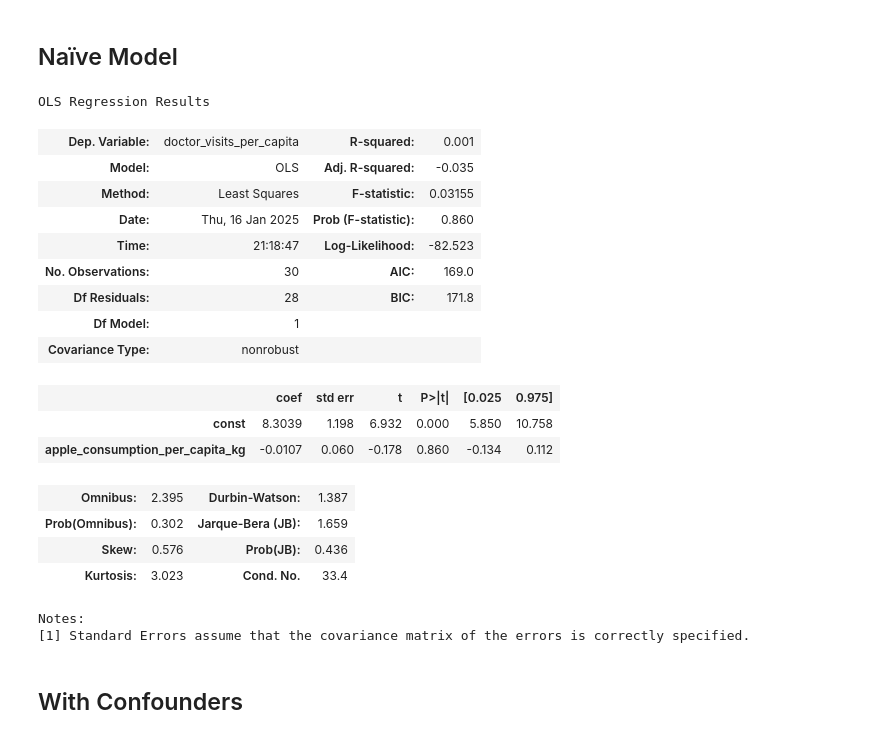
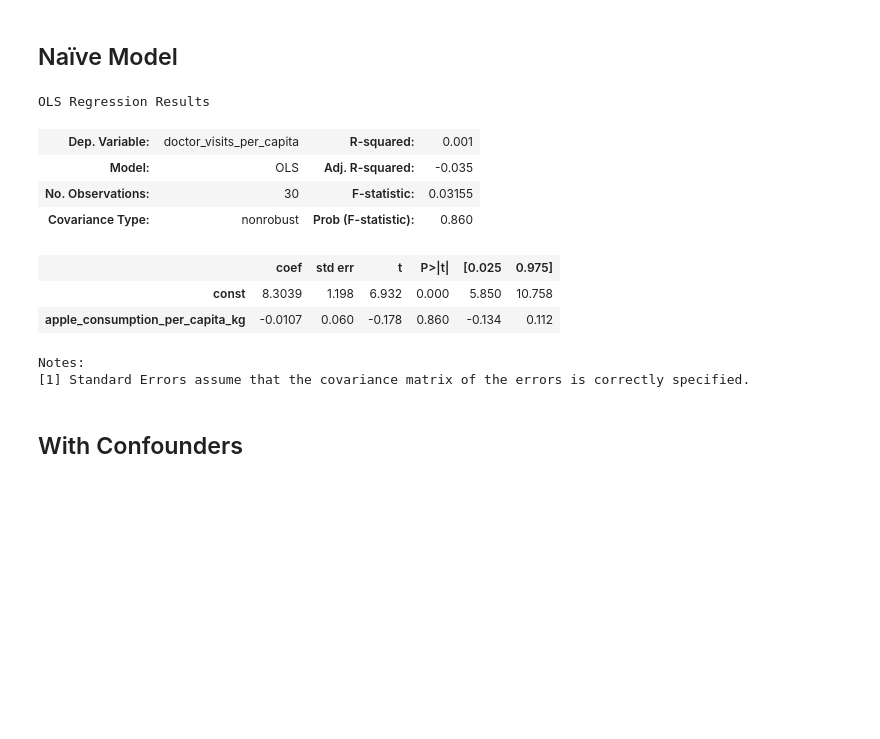
Before and after one commit to matteocasolari/myths-vs-data, a Jupyter notebook: 01_an_apple_a_day/notebooks/01_an_apple_a_day.ipynb, the cells around one changed output. Saved outputs shown, nothing was run; the diff lists cells and outputs as text; code cells hidden in the pictures; blank space fills up the shorter version.

Commit message:
💅 Slim OLS summaries

```diff
--- a/01_an_apple_a_day/notebooks/01_an_apple_a_day.ipynb
+++ b/01_an_apple_a_day/notebooks/01_an_apple_a_day.ipynb
@@ -132,29 +132,20 @@ set_plot_labels(
 # %%
 X = df["apple_consumption_per_capita_kg"]
 y = df["doctor_visits_per_capita"]
 
 X = sm.add_constant(X)
 
 model = sm.OLS(y, X).fit()
-model.summary()
+model.summary(slim=True)
 # %% [output]
 OLS Regression Results
 | Dep. Variable: | doctor_visits_per_capita | R-squared: | 0.001 |
 | Model: | OLS | Adj. R-squared: | -0.035 |
-| Method: | Least Squares | F-statistic: | 0.03155 |
-| Date: | Thu, 16 Jan 2025 | Prob (F-statistic): | 0.860 |
-| Time: | 21:18:47 | Log-Likelihood: | -82.523 |
-| No. Observations: | 30 | AIC: | 169.0 |
-| Df Residuals: | 28 | BIC: | 171.8 |
-| Df Model: | 1 |  |  |
-| Covariance Type: | nonrobust |  |  |
+| No. Observations: | 30 | F-statistic: | 0.03155 |
+| Covariance Type: | nonrobust | Prob (F-statistic): | 0.860 |
 |  | coef | std err | t | P>|t| | [0.025 | 0.975] |
 | const | 8.3039 | 1.198 | 6.932 | 0.000 | 5.850 | 10.758 |
 | apple_consumption_per_capita_kg | -0.0107 | 0.060 | -0.178 | 0.860 | -0.134 | 0.112 |
-| Omnibus: | 2.395 | Durbin-Watson: | 1.387 |
-| Prob(Omnibus): | 0.302 | Jarque-Bera (JB): | 1.659 |
-| Skew: | 0.576 | Prob(JB): | 0.436 |
-| Kurtosis: | 3.023 | Cond. No. | 33.4 |
 Notes:
 [1] Standard Errors assume that the covariance matrix of the errors is correctly specified.
 # %% [markdown]
```
Also changed, not shown: parts of 3 cells of this notebook.
